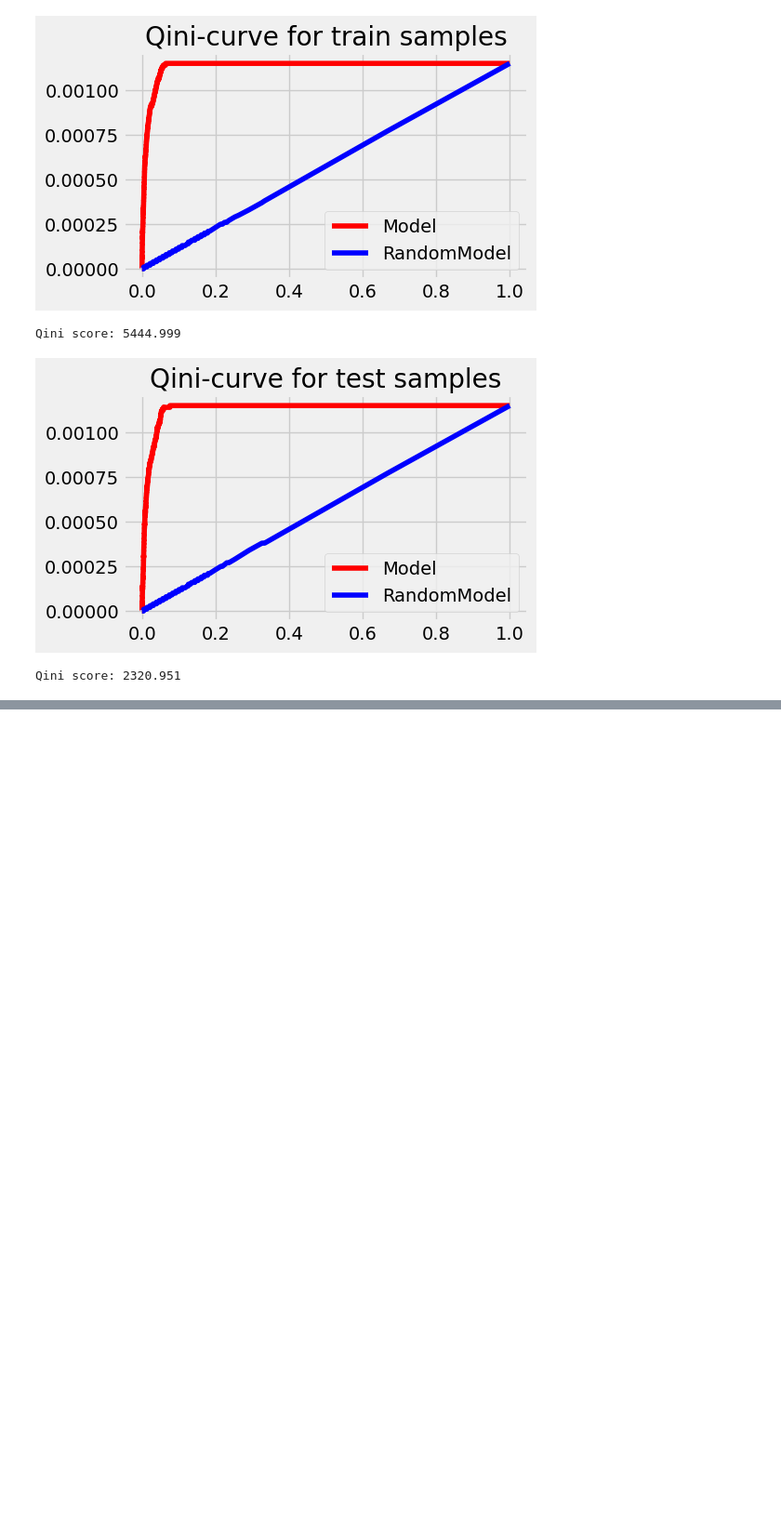
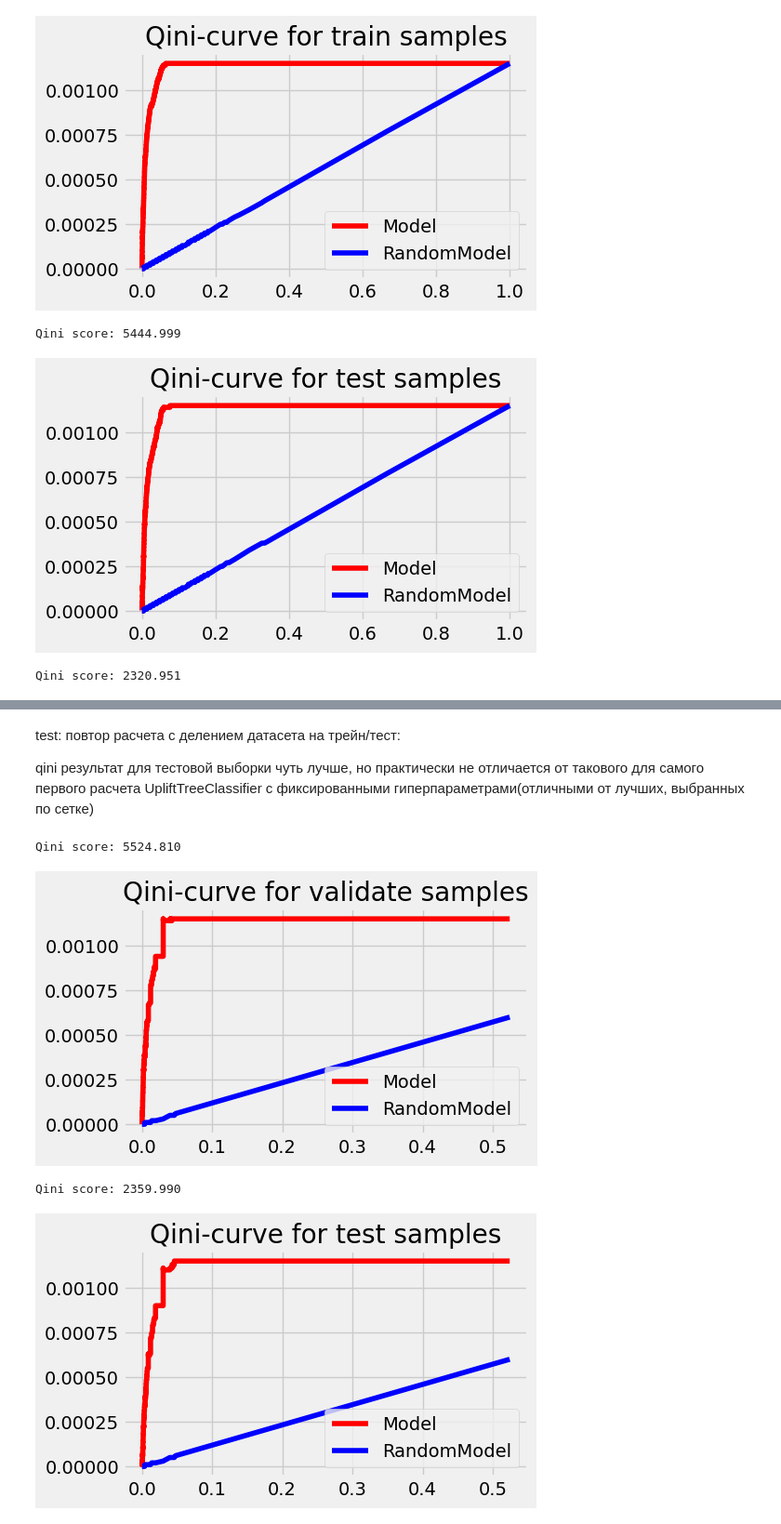
Before and after one commit to sawa25/2Y_ML_22_uplift, a Jupyter notebook: Uplift.ipynb, the cells around one changed output, grey strips where cells are left out. Shown at 93% size. Cells and saved outputs as stored; diff of their text form; code cells hidden in the pictures; blank space fills up the shorter version.

```diff
--- a/Uplift.ipynb
+++ b/Uplift.ipynb
@@ -446,0 +567,26 @@ qini_df(df_test, title='test')
+# %% [markdown]
+test: повтор расчета с делением датасета на трейн/тест:
+
+qini результат для тестовой выборки чуть лучше, но практически не отличается от такового для самого первого расчета UpliftTreeClassifier с фиксированными гиперпараметрами(отличными от лучших, выбранных по сетке)
+# %%
+best_params={'max_depth': 10, 'min_samples_leaf': 150, 'min_samples_treatment': 25, 'n_reg': 100}
+uplift_model_best = UpliftTreeClassifier(evaluationFunction='ED',
+    control_name='0', random_state=42,**best_params)
+
+# модель далее натренирована на валидационном датасете для чистоты исключения взаимовлияния с тренировочным датасетом и подобранными на нем гиперпараметрами
+uplift_model_best.fit(df_train[feature_cols].values,
+                    treatment= df_train["treatment"].apply(str).values,
+                    y= df_train["conversion"].values)
+uplift_vals = uplift_model_best.predict(np.array(df_train[feature_cols].values.copy()))[:, 1]
+df_train['uplift_score'] = uplift_vals
+
+uplift_vals = uplift_model_best.predict(np.array(df_test[feature_cols].values.copy()))[:, 1]
+df_test['uplift_score'] = uplift_vals
+
+qini_df(df_train, title='validate')
+qini_df(df_test, title='test')
+# %% [output]
+Qini score: 5524.810
+[figure, added]
+Qini score: 2359.990
+[figure, added]
```
Also changed, not shown: parts of 18 cells of this notebook.
